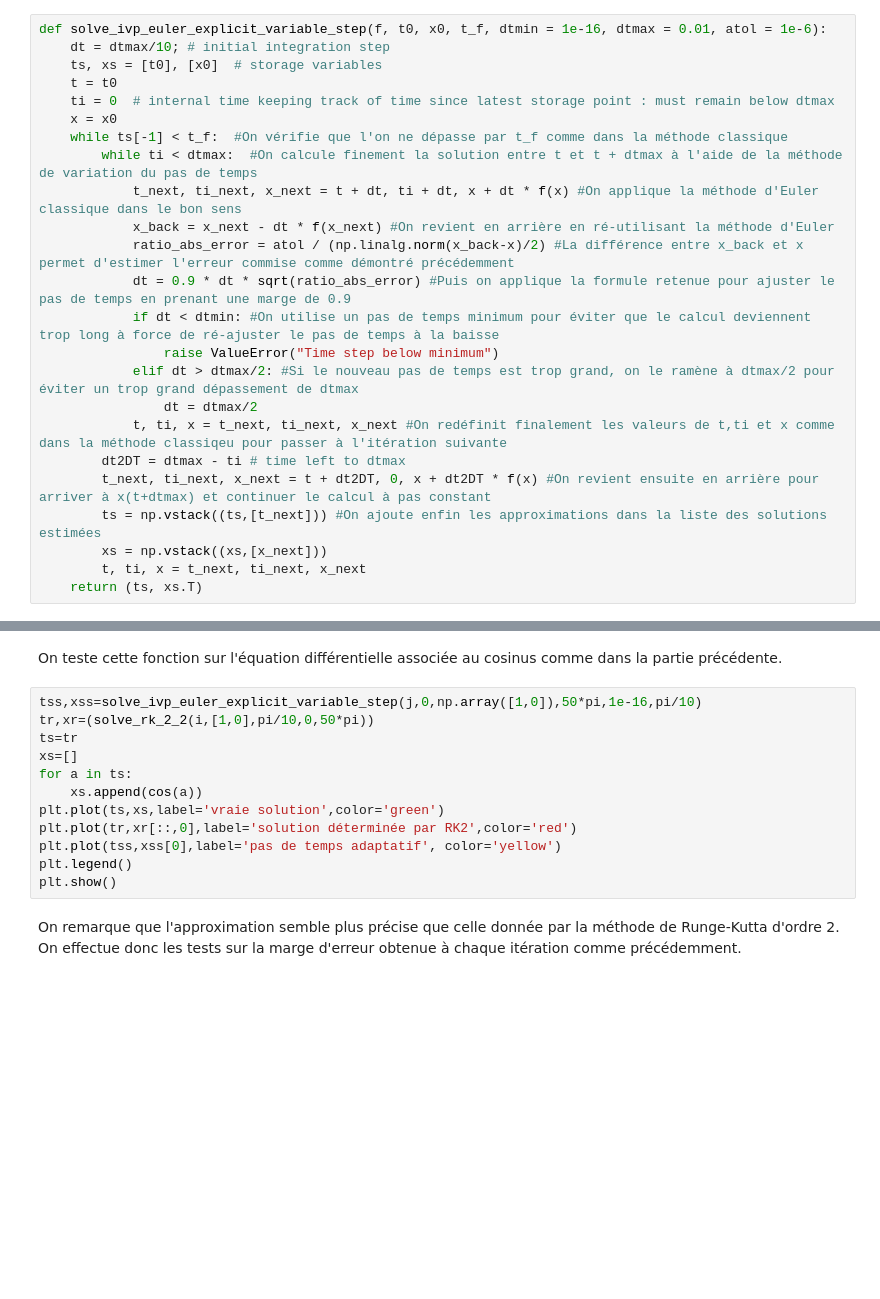
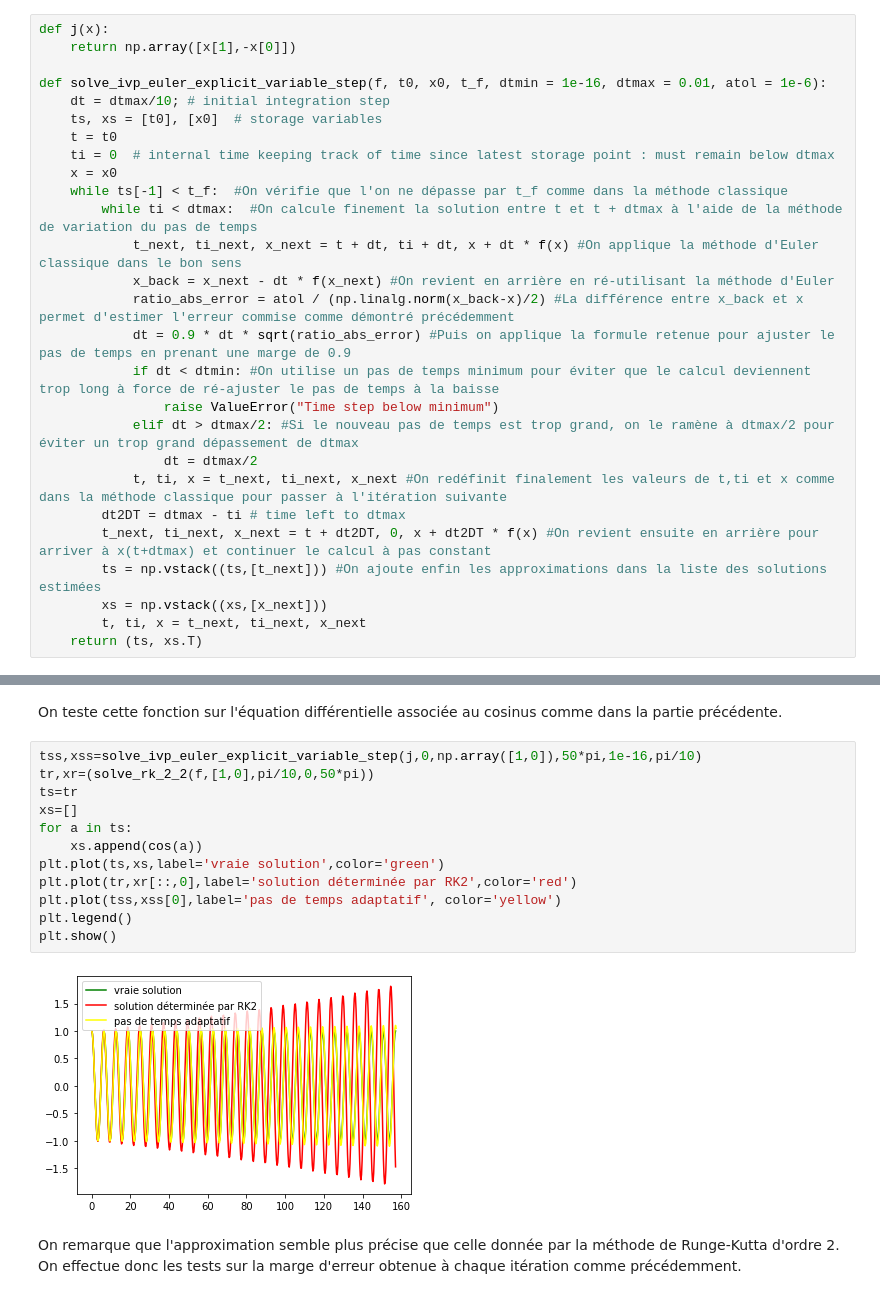
Before and after one commit to 1AlexisRoux1/Projet-pas-de-temps, a Jupyter notebook: Projet-Adrien-Moulinas-Alexis-Roux.ipynb, the cells around one changed output, grey strips where cells are left out. Cells and saved outputs as stored; diff of their text form; blank space fills up the shorter version.

Commit message:
Version finale corrigée

```diff
--- a/Projet-Adrien-Moulinas-Alexis-Roux.ipynb
+++ b/Projet-Adrien-Moulinas-Alexis-Roux.ipynb
@@ -252,6 +254,9 @@ On peut en effet approximer $e^{j+1} \simeq c_{j+1} \cdot \Delta t_j^2$. On a al
 
 Le code suivant met en pratique la méthode d'Euler avec adaptation du pas de temps.
 # %%
+def j(x):
+    return np.array([x[1],-x[0]])
+
 def solve_ivp_euler_explicit_variable_step(f, t0, x0, t_f, dtmin = 1e-16, dtmax = 0.01, atol = 1e-6):
     dt = dtmax/10; # initial integration step
     ts, xs = [t0], [x0]  # storage variables
@@ -268,7 +273,7 @@ def solve_ivp_euler_explicit_variable_step(f, t0, x0, t_f, dtmin = 1e-16, dtmax
                 raise ValueError("Time step below minimum")
             elif dt > dtmax/2: #Si le nouveau pas de temps est trop grand, on le ramène à dtmax/2 pour éviter un trop grand dépassement de dtmax
                 dt = dtmax/2
-            t, ti, x = t_next, ti_next, x_next #On redéfinit finalement les valeurs de t,ti et x comme dans la méthode classiqeu pour passer à l'itération suivante
+            t, ti, x = t_next, ti_next, x_next #On redéfinit finalement les valeurs de t,ti et x comme dans la méthode classique pour passer à l'itération suivante
         dt2DT = dtmax - ti # time left to dtmax
         t_next, ti_next, x_next = t + dt2DT, 0, x + dt2DT * f(x) #On revient ensuite en arrière pour arriver à x(t+dtmax) et continuer le calcul à pas constant
         ts = np.vstack((ts,[t_next])) #On ajoute enfin les approximations dans la liste des solutions estimées
@@ -281,16 +286,18 @@ L'algorithme renvoie comme dans la méthode classique une estimation de la valeu
 On teste cette fonction sur l'équation différentielle associée au cosinus comme dans la partie précédente.
 # %%
 tss,xss=solve_ivp_euler_explicit_variable_step(j,0,np.array([1,0]),50*pi,1e-16,pi/10)
-tr,xr=(solve_rk_2_2(i,[1,0],pi/10,0,50*pi))
+tr,xr=(solve_rk_2_2(f,[1,0],pi/10,0,50*pi))
 ts=tr
 xs=[]
 for a in ts:
     xs.append(cos(a))
 plt.plot(ts,xs,label='vraie solution',color='green')
 plt.plot(tr,xr[::,0],label='solution déterminée par RK2',color='red')
 plt.plot(tss,xss[0],label='pas de temps adaptatif', color='yellow')
 plt.legend()
 plt.show()
+# %% [output]
+[figure, added]
 # %% [markdown]
 On remarque que l'approximation semble plus précise que celle donnée par la méthode de Runge-Kutta d'ordre 2. On effectue donc les tests sur la marge d'erreur obtenue à chaque itération comme précédemment.
 # %%
```
Also changed, not shown: parts of 3 cells of this notebook.
